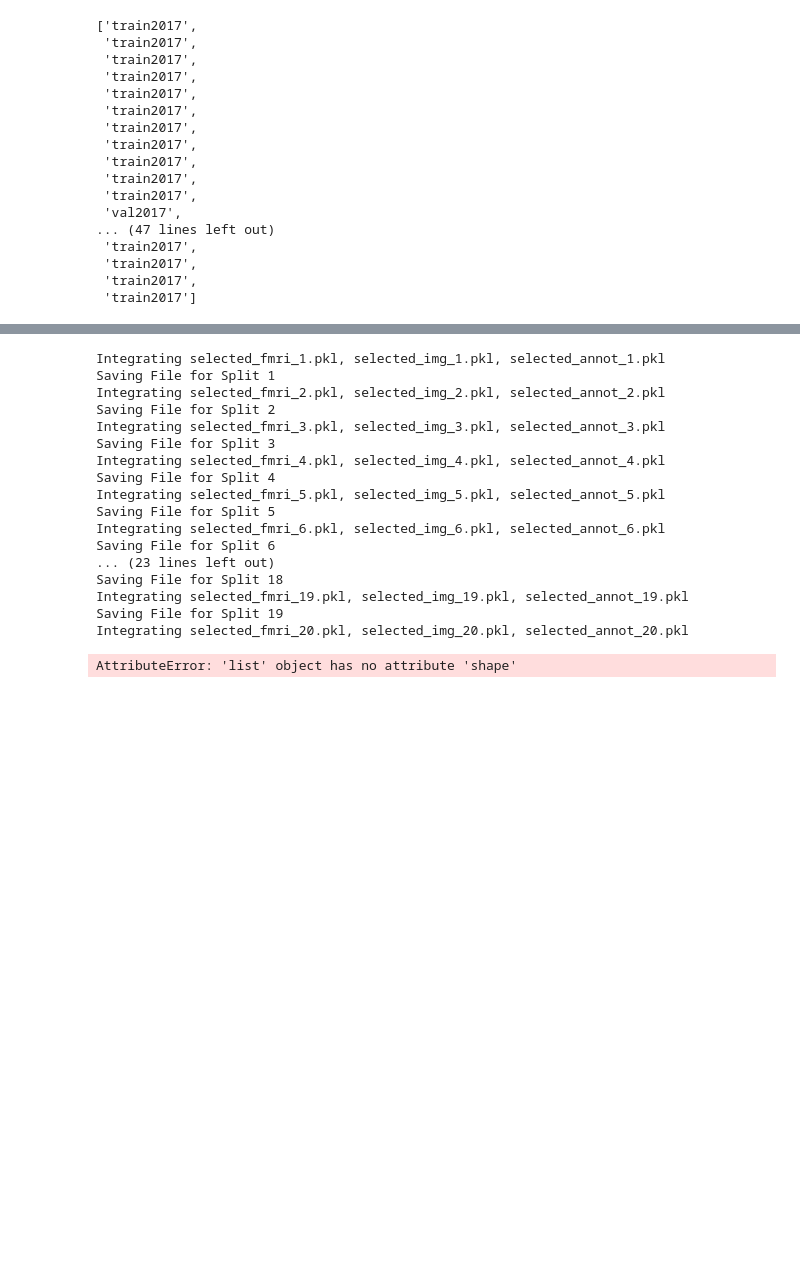
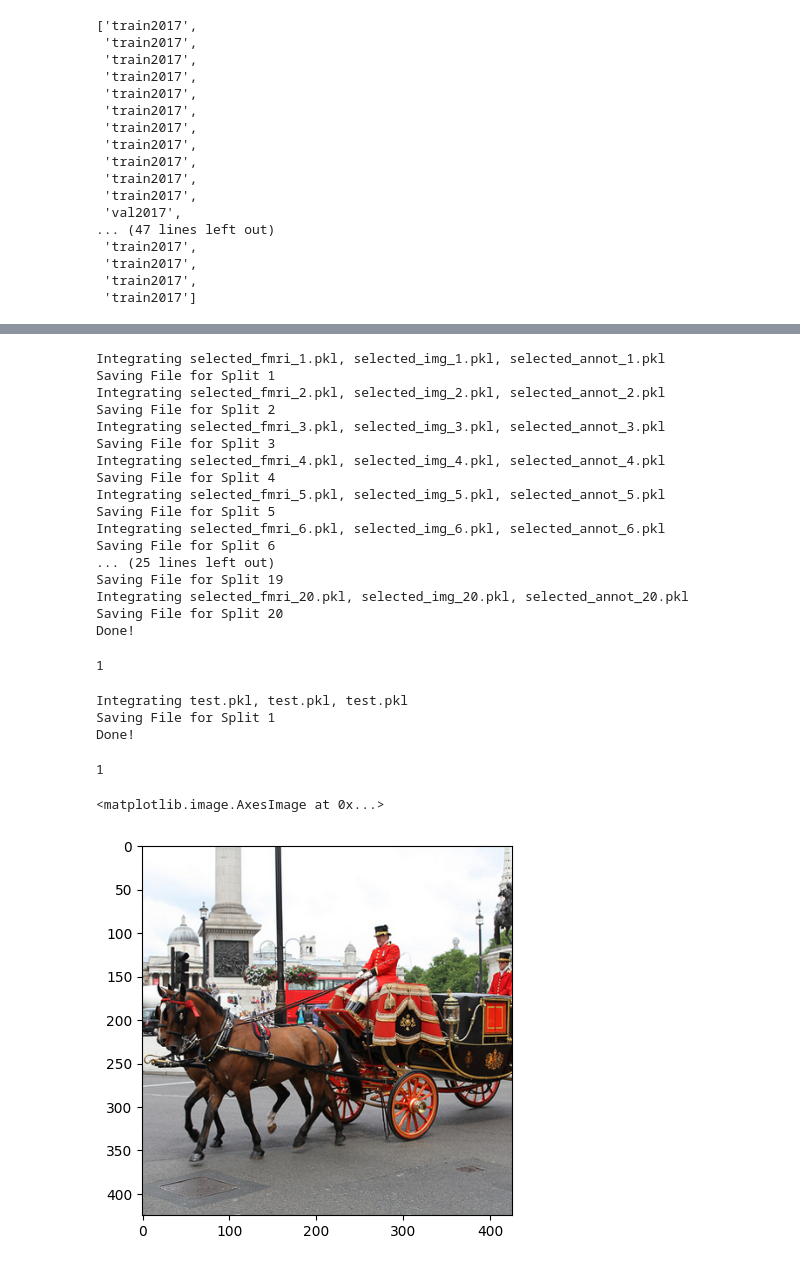
Before and after one commit to Haoyu-Hu/Multimodal-Brain-Decoding, a Jupyter notebook: test.ipynb, the cells around one changed output, grey strips where cells are left out. Saved outputs shown, nothing was run; the diff lists cells and outputs as text; code cells hidden in the pictures; blank space fills up the shorter version.

```diff
--- a/test.ipynb
+++ b/test.ipynb
@@ -389,7 +399,7 @@ fmri_path = '/media/huhaoyu/My Passport/NSD_data/processed_data/select_fmri_new/
 img_path = '/media/huhaoyu/My Passport/NSD_data/processed_data/selected_img_new/s1'
 capt_path = '/media/huhaoyu/My Passport/NSD_data/processed_data/selected_annot_new/s1'
 save_path = '/media/huhaoyu/My Passport/NSD_data/processed_data/train_val_data/s1'
-data_integration(fmri_path, img_path, capt_path, save_path)
+data_integration(fmri_path, img_path, capt_path, save_path, split=True)
 # %% [output]
 Integrating selected_fmri_1.pkl, selected_img_1.pkl, selected_annot_1.pkl
 Saving File for Split 1
@@ -403,9 +413,29 @@ Integrating selected_fmri_5.pkl, selected_img_5.pkl, selected_annot_5.pkl
 Saving File for Split 5
 Integrating selected_fmri_6.pkl, selected_img_6.pkl, selected_annot_6.pkl
 Saving File for Split 6
-... (23 lines left out)
-Saving File for Split 18
-Integrating selected_fmri_19.pkl, selected_img_19.pkl, selected_annot_19.pkl
+... (25 lines left out)
 Saving File for Split 19
 Integrating selected_fmri_20.pkl, selected_img_20.pkl, selected_annot_20.pkl
+Saving File for Split 20
+Done!
-AttributeError: 'list' object has no attribute 'shape'
+1
+# %%
+fmri_path = '/media/huhaoyu/My Passport/NSD_data/processed_data/test_fmri/s1'
+img_path = '/media/huhaoyu/My Passport/NSD_data/processed_data/test_img/s1'
+capt_path = '/media/huhaoyu/My Passport/NSD_data/processed_data/test_annot/s1'
+save_path = '/media/huhaoyu/My Passport/NSD_data/processed_data/test_data/s1'
+data_integration(fmri_path, img_path, capt_path, save_path, split=True)
+# %% [output]
+Integrating test.pkl, test.pkl, test.pkl
+Saving File for Split 1
+Done!
+1
+# %%
+temp_path = '/media/huhaoyu/My Passport/NSD_data/processed_data/train_val_data/s1/integrated_data_20.pkl'
+with open(temp_path, 'rb') as f:
+    temp = pickle.load(f)
+# %%
+plt.imshow(temp[1000]['image'])
+# %% [output]
+<matplotlib.image.AxesImage at 0x...>
+[figure, added]
```
Also changed, not shown: parts of 12 cells of this notebook.
